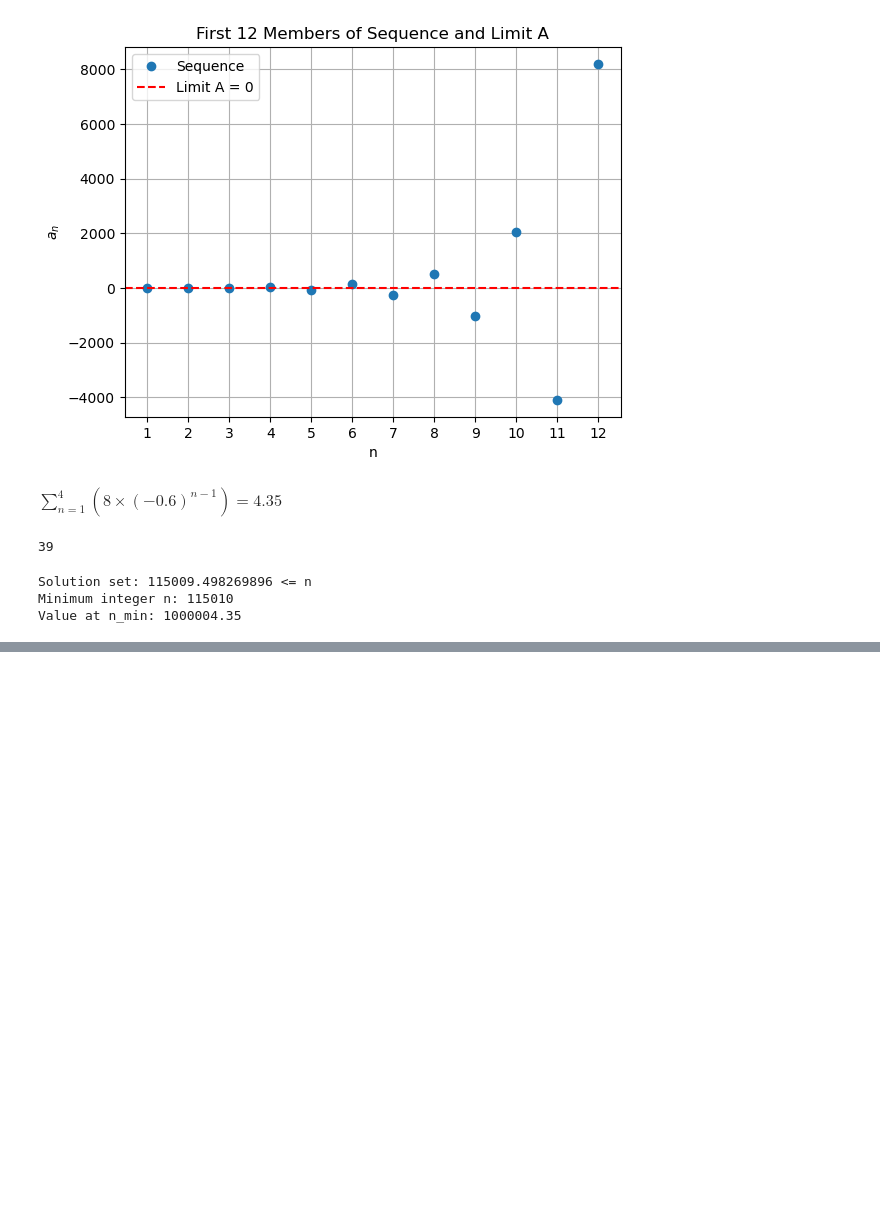
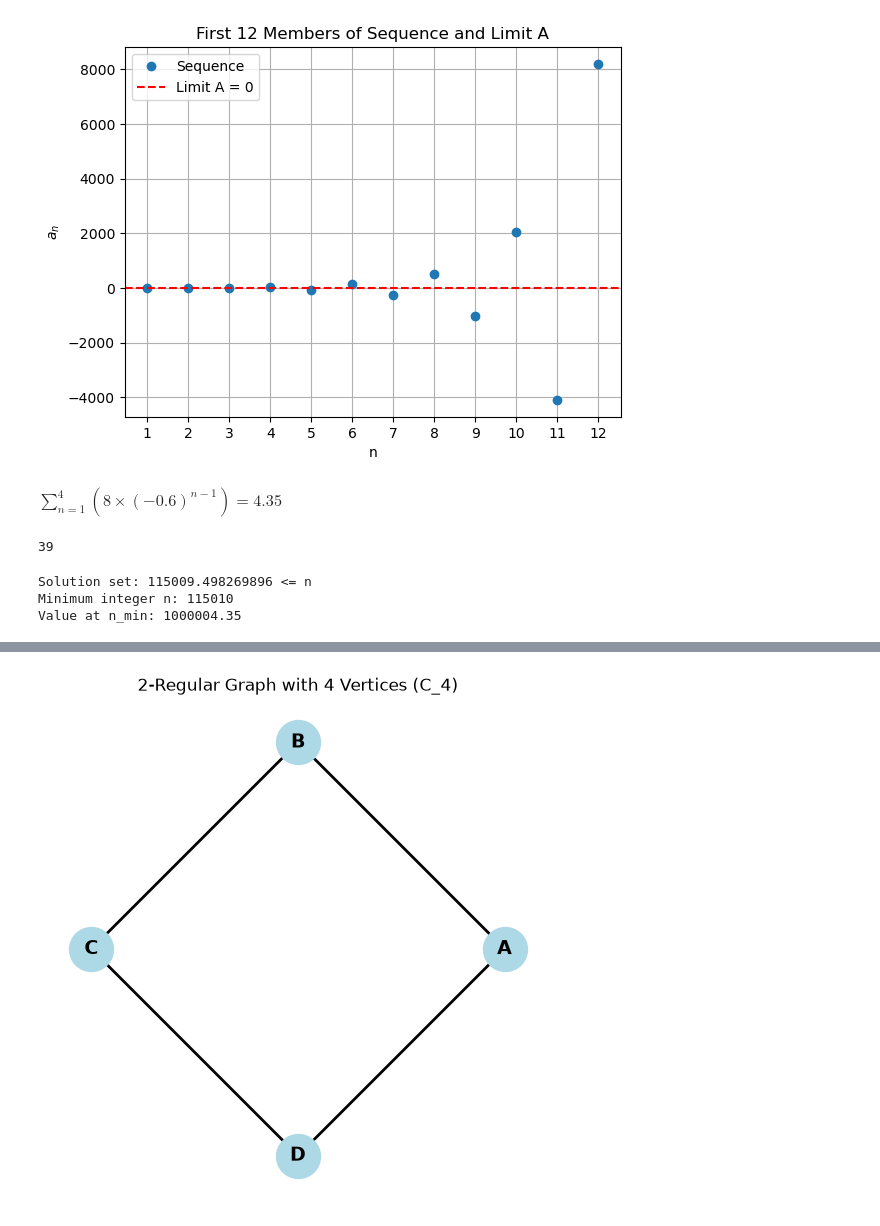
Before and after one commit to khiem-nguyen-ict/applied-mathematics, a Jupyter notebook: Maths.ipynb, the cells around one changed output, grey strips where cells are left out. Drawn from its saved outputs; the diff is of its cells as text; code cells hidden in the pictures; blank space fills up the shorter version.

```diff
--- a/Maths.ipynb
+++ b/Maths.ipynb
@@ -116,0 +210,32 @@ Value at n_min: 1000004.35
+# %%
+import networkx as nx
+import matplotlib.pyplot as plt
+
+# 1. Create a cycle graph with 4 vertices (C_4)
+G = nx.cycle_graph(4)
+
+# Optional: Rename vertices from 0,1,2,3 to A,B,C,D
+mapping = {0: 'A', 1: 'B', 2: 'C', 3: 'D'}
+G = nx.relabel_nodes(G, mapping)
+
+# 2. Set circular layout to draw it as a clean square
+pos = nx.circular_layout(G)
+
+# 3. Draw the graph
+plt.figure(figsize=(5, 5))
+nx.draw(
+    G,
+    pos,
+    with_labels=True,
+    node_color='lightblue',
+    node_size=1000,
+    font_size=14,
+    font_weight='bold',
+    edge_color='black',
+    width=2
+)
+
+plt.title("2-Regular Graph with 4 Vertices (C_4)", fontsize=12)
+plt.show()
+# %% [output]
+[figure, added]
```
Also changed, not shown: parts of 7 cells of this notebook.
